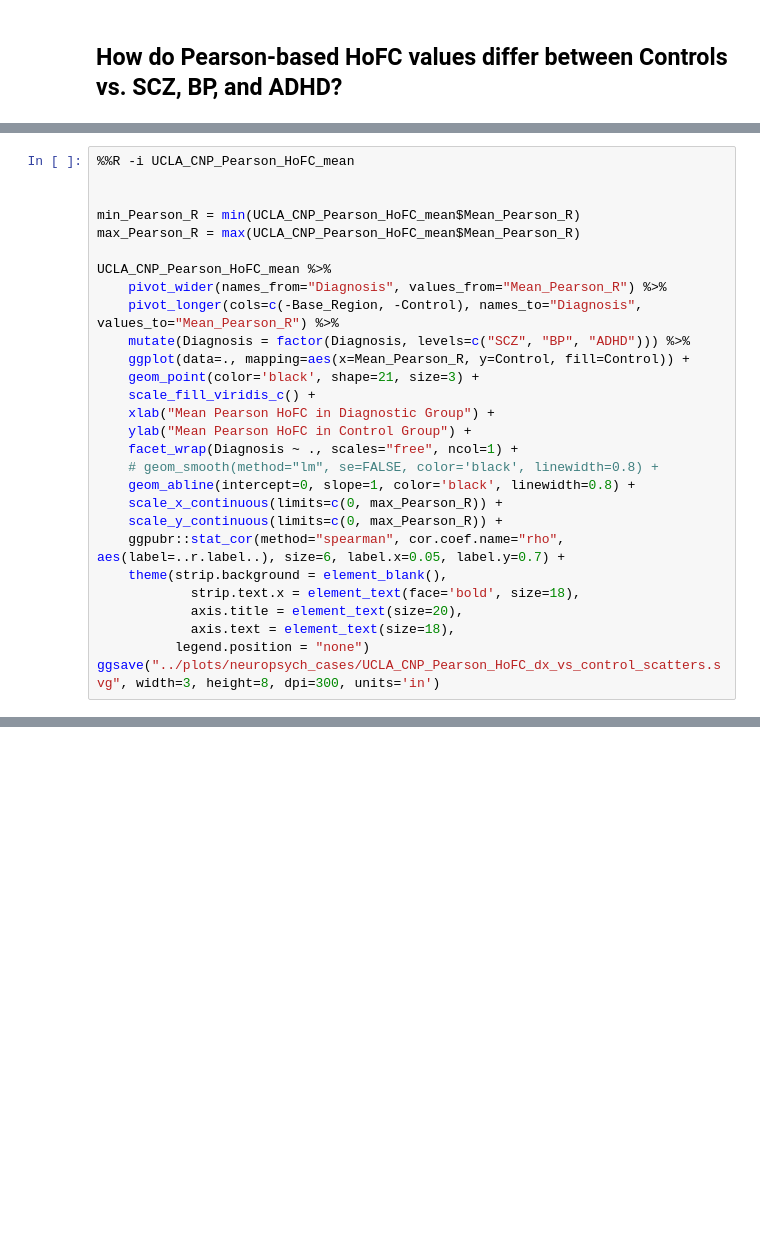
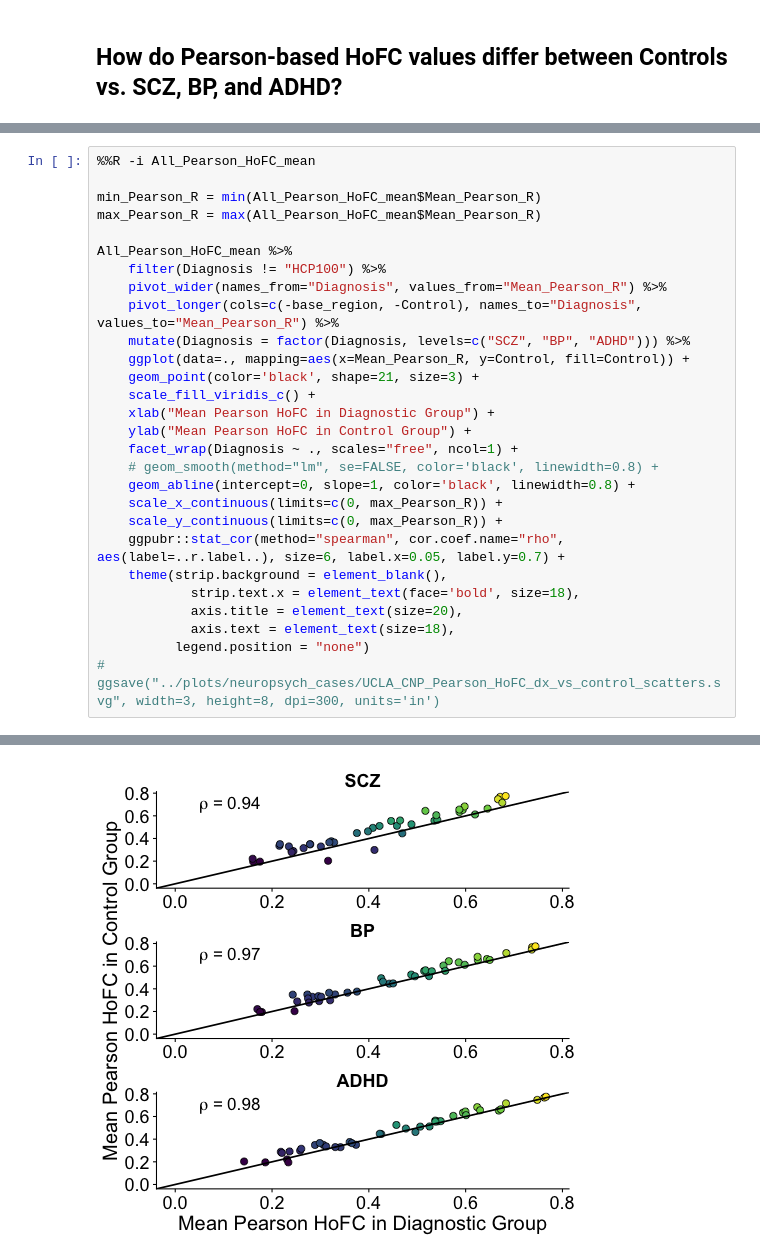
Before and after one commit to DynamicsAndNeuralSystems/Directed_information_fMRI, a Jupyter notebook: data_visualization/neuropsych_HoFC.ipynb, the cells around one changed output, grey strips where cells are left out. Drawn from its saved outputs; the diff is of its cells as text; blank space fills up the shorter version.

```diff
--- a/data_visualization/neuropsych_HoFC.ipynb
+++ b/data_visualization/neuropsych_HoFC.ipynb
@@ -116,13 +232,13 @@ UCLA_CNP_Pearson_HoFC_mean.head()
 # %%
-%%R -i UCLA_CNP_Pearson_HoFC_mean
+%%R -i All_Pearson_HoFC_mean
 
+min_Pearson_R = min(All_Pearson_HoFC_mean$Mean_Pearson_R)
+max_Pearson_R = max(All_Pearson_HoFC_mean$Mean_Pearson_R)
 
-min_Pearson_R = min(UCLA_CNP_Pearson_HoFC_mean$Mean_Pearson_R)
-max_Pearson_R = max(UCLA_CNP_Pearson_HoFC_mean$Mean_Pearson_R)
-
-UCLA_CNP_Pearson_HoFC_mean %>%
+All_Pearson_HoFC_mean %>%
+    filter(Diagnosis != "HCP100") %>%
     pivot_wider(names_from="Diagnosis", values_from="Mean_Pearson_R") %>%
-    pivot_longer(cols=c(-Base_Region, -Control), names_to="Diagnosis", values_to="Mean_Pearson_R") %>%
+    pivot_longer(cols=c(-base_region, -Control), names_to="Diagnosis", values_to="Mean_Pearson_R") %>%
     mutate(Diagnosis = factor(Diagnosis, levels=c("SCZ", "BP", "ADHD"))) %>%
     ggplot(data=., mapping=aes(x=Mean_Pearson_R, y=Control, fill=Control)) +
     geom_point(color='black', shape=21, size=3) +
@@ -140,5 +256,5 @@ UCLA_CNP_Pearson_HoFC_mean %>%
             axis.title = element_text(size=20),
             axis.text = element_text(size=18),
           legend.position = "none")
-ggsave("../plots/neuropsych_cases/UCLA_CNP_Pearson_HoFC_dx_vs_control_scatters.svg", width=3, height=8, dpi=300, units='in')
+# ggsave("../plots/neuropsych_cases/UCLA_CNP_Pearson_HoFC_dx_vs_control_scatters.svg", width=3, height=8, dpi=300, units='in')
 # %% [output]
@@ -157,7 +277,8 @@ In addition: Warning messages:
 ℹ This can happen when ggplot fails to infer the correct grouping structure in
   the data.
 ℹ Did you forget to specify a `group` aesthetic or to convert a numerical
   variable into a factor?
+[figure, added]
 # %%
 # Subtract mean Pearson R from ADHD, BP, or SCZ vs. Control
 dx_HoFC_diffs_from_controls = (UCLA_CNP_Pearson_HoFC_mean
```
Also changed, not shown: parts of 18 cells of this notebook, 22 other files.
